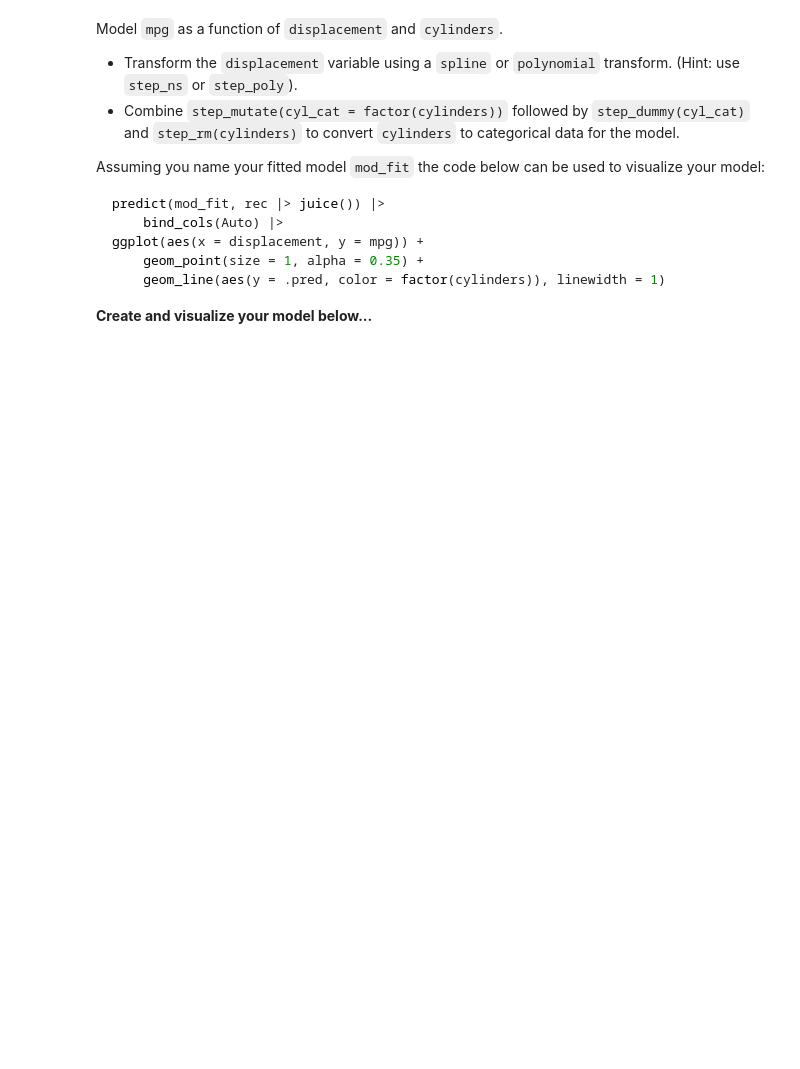
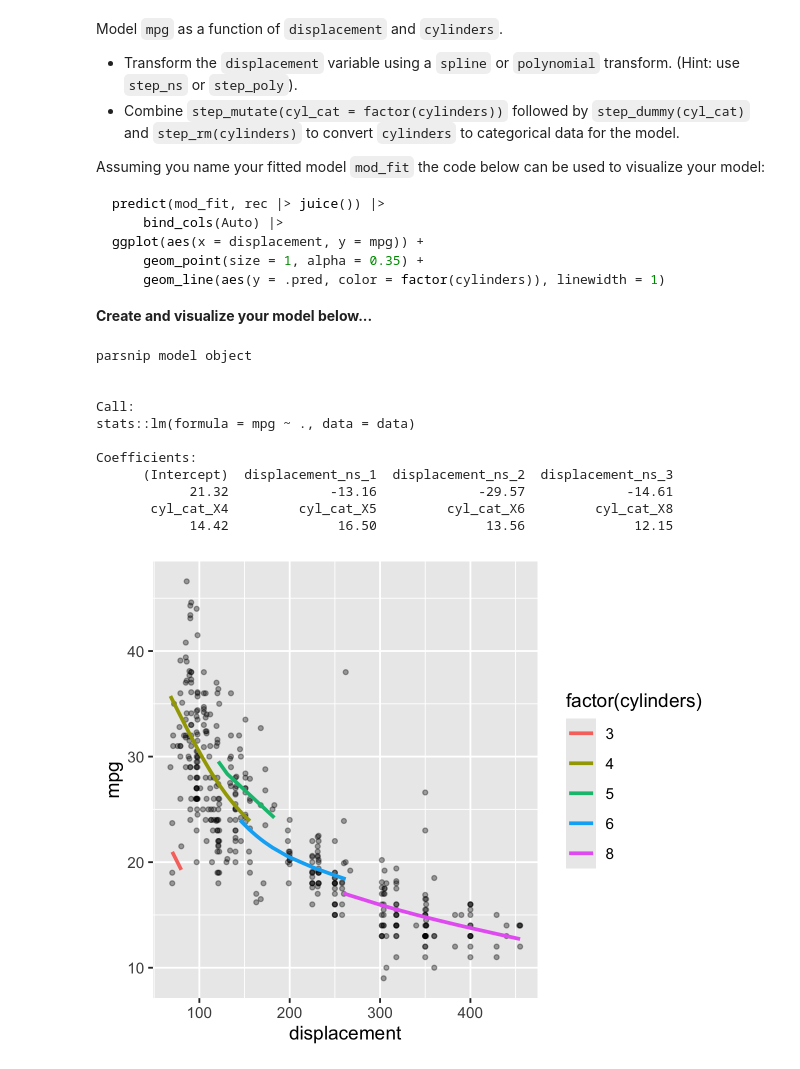
Before and after one commit to noorasfour09/a12, a Jupyter notebook: assignment12.ipynb, the cells around one changed output. Saved outputs shown, nothing was run; the diff lists cells and outputs as text; code cells hidden in the pictures; blank space fills up the shorter version.

````diff
--- a/assignment12.ipynb
+++ b/assignment12.ipynb
@@ -32,3 +65,35 @@ ggplot(aes(x = displacement, y = mpg)) +
 ```
 
 **Create and visualize your model below...**
+# %%
+rec = recipe(mpg ~ displacement + cylinders, data = Auto) |>
+    step_ns(displacement, deg_free = 3) |>
+    step_mutate(cyl_cat = factor(cylinders)) |>
+    step_dummy(cyl_cat) |>
+    step_rm(cylinders) |>
+    prep()
+
+mod_fit = linear_reg() |>
+    set_engine("lm") |>
+    fit(mpg ~ ., data = rec |> juice())
+
+mod_fit
+
+predict(mod_fit, rec |> juice()) |>
+    bind_cols(Auto) |>
+ggplot(aes(x = displacement, y = mpg)) +
+    geom_point(size = 1, alpha = 0.35) +
+    geom_line(aes(y = .pred, color = factor(cylinders)), linewidth = 1)
+# %% [output]
+parsnip model object
+
+
+Call:
+stats::lm(formula = mpg ~ ., data = data)
+
+Coefficients:
+      (Intercept)  displacement_ns_1  displacement_ns_2  displacement_ns_3
+            21.32             -13.16             -29.57             -14.61
+       cyl_cat_X4         cyl_cat_X5         cyl_cat_X6         cyl_cat_X8
+            14.42              16.50              13.56              12.15
+[figure, added]
````
Also changed, not shown: parts of 4 cells of this notebook.
